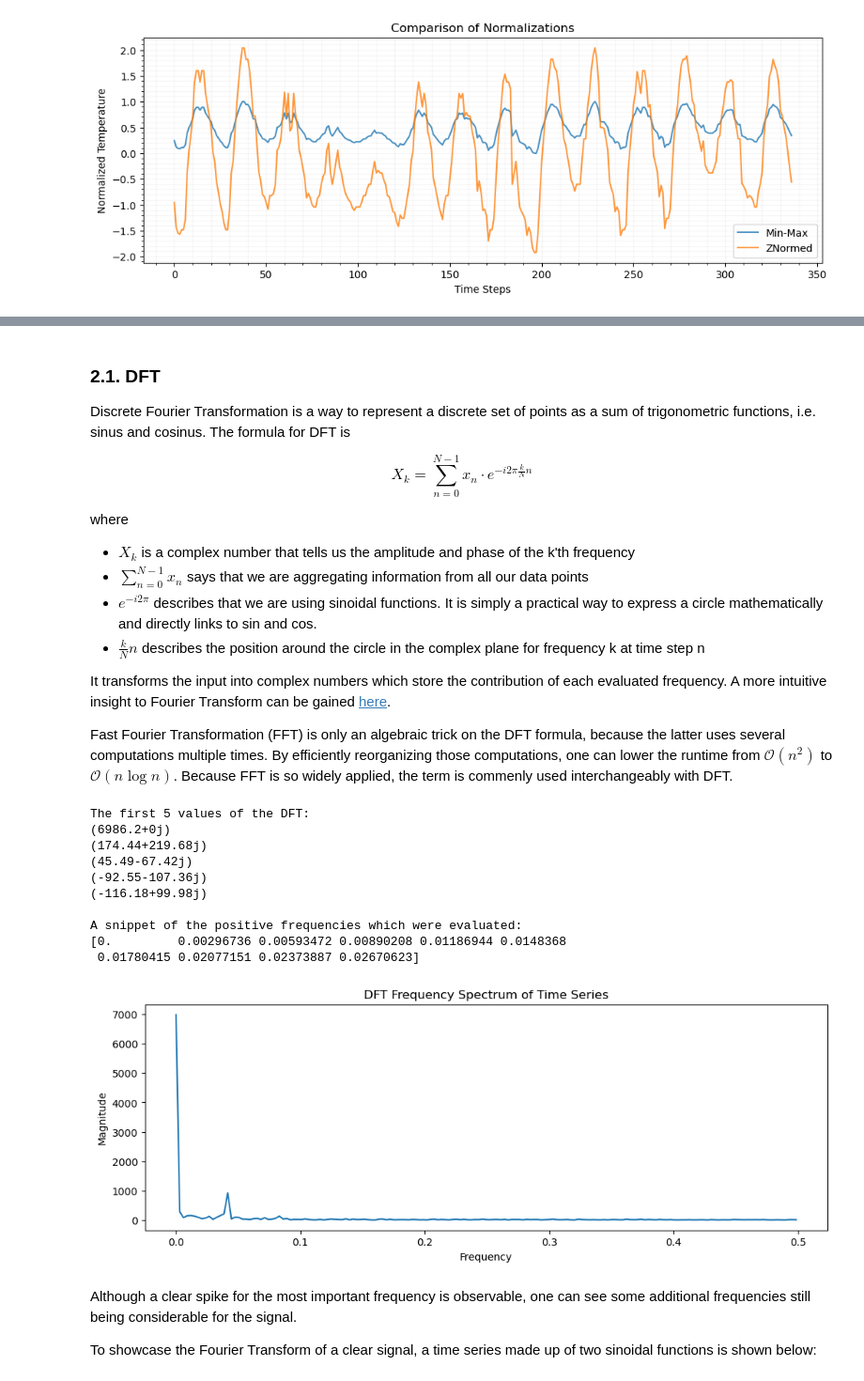
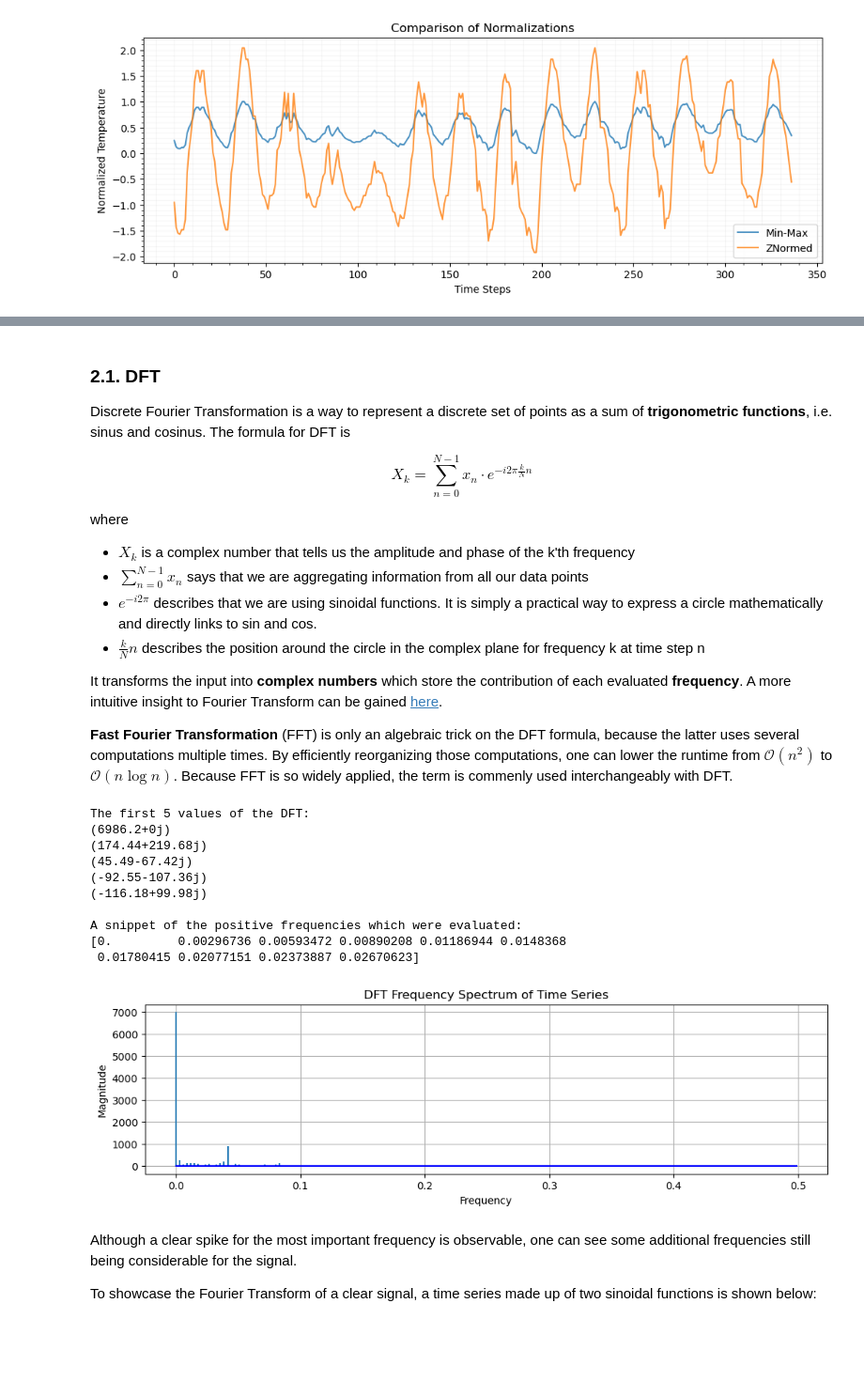
Before and after one commit to moritzspuehler/unibz-tsa-lecture-examples, a Jupyter notebook: tsa02_representation.ipynb, the cells around one changed output, grey strips where cells are left out. Shown at 94% size. Cells and saved outputs as stored; diff of their text form; code cells hidden in the pictures; blank space fills up the shorter version.

```diff
--- a/tsa02_representation.ipynb
+++ b/tsa02_representation.ipynb
@@ -130,7 +134,7 @@ Additionally, we will extend the section about wavelets as they are used later o
 # %% [markdown]
 ### 2.1. DFT
 
-Discrete Fourier Transformation is a way to represent a discrete set of points as a sum of trigonometric functions, i.e. sinus and cosinus. The formula for DFT is
+Discrete Fourier Transformation is a way to represent a discrete set of points as a sum of **trigonometric functions**, i.e. sinus and cosinus. The formula for DFT is
 
 $$X_k = \sum_{n=0}^{N-1} x_n \cdot e^{-i2\pi \frac{k}{N}n}$$
 
@@ -140,43 +144,44 @@ where
 - $e^{-i2\pi}$ describes that we are using sinoidal functions. It is simply a practical way to express a circle mathematically and directly links to sin and cos.
 - $\frac{k}{N}n$ describes the position around the circle in the complex plane for frequency k at time step n
 
-It transforms the input into complex numbers which store the contribution of each evaluated frequency. A more intuitive insight to Fourier Transform can be gained [here](https://betterexplained.com/articles/an-interactive-guide-to-the-fourier-transform/).
+It transforms the input into **complex numbers** which store the contribution of each evaluated **frequency**. A more intuitive insight to Fourier Transform can be gained [here](https://betterexplained.com/articles/an-interactive-guide-to-the-fourier-transform/).
 
-Fast Fourier Transformation (FFT) is only an algebraic trick on the DFT formula, because the latter uses several computations multiple times. By efficiently reorganizing those computations, one can lower the runtime from $\mathcal{O}(n^2)$ to $\mathcal{O}(n \log n)$. Because FFT is so widely applied, the term is commenly used interchangeably with DFT.
+**Fast Fourier Transformation** (FFT) is only an algebraic trick on the DFT formula, because the latter uses several computations multiple times. By efficiently reorganizing those computations, one can lower the runtime from $\mathcal{O}(n^2)$ to $\mathcal{O}(n \log n)$. Because FFT is so widely applied, the term is commenly used interchangeably with DFT.
 # %%
 # We are using rfft (real fft) and its associate functions
 # as real world signals usually don't contain complex numbers
 from scipy.fft import rfft, rfftfreq, irfft
 
 N = len(ts_data.values)                 # Number of samples in the time series
 yf = rfft(ts_data.values)               # Result of the fft
-xf = rfftfreq(N)                        # The frequencies which were evaluated
+xf = rfftfreq(N, d=1.0)                 # The frequencies which were evaluated
 
 print("The first 5 values of the DFT:")
 print(*yf[:5].round(2), sep="\n")
 
 print("\nA snippet of the positive frequencies which were evaluated:")
 print(xf[:10])
 
-plt.figure(figsize=(12, 4))
-plt.plot(xf, np.abs(yf))
+plt.figure(figsize=(12, 3))
+plt.stem(xf, np.abs(yf), markerfmt=" ", basefmt="-b")
 
 plt.title("DFT Frequency Spectrum of Time Series")
+plt.grid()
 plt.xlabel("Frequency")
 plt.ylabel("Magnitude")
 plt.show()
 # %% [output]
 The first 5 values of the DFT:
 (6986.2+0j)
 (174.44+219.68j)
 (45.49-67.42j)
 (-92.55-107.36j)
 (-116.18+99.98j)
 
 A snippet of the positive frequencies which were evaluated:
 [0.         0.00296736 0.00593472 0.00890208 0.01186944 0.0148368
  0.01780415 0.02077151 0.02373887 0.02670623]
-[figure, old version]
+[figure, new version]
 # %% [markdown]
 Although a clear spike for the most important frequency is observable, one can see some additional frequencies still being considerable for the signal.
 
```
Also changed, not shown: parts of 26 cells of this notebook.
